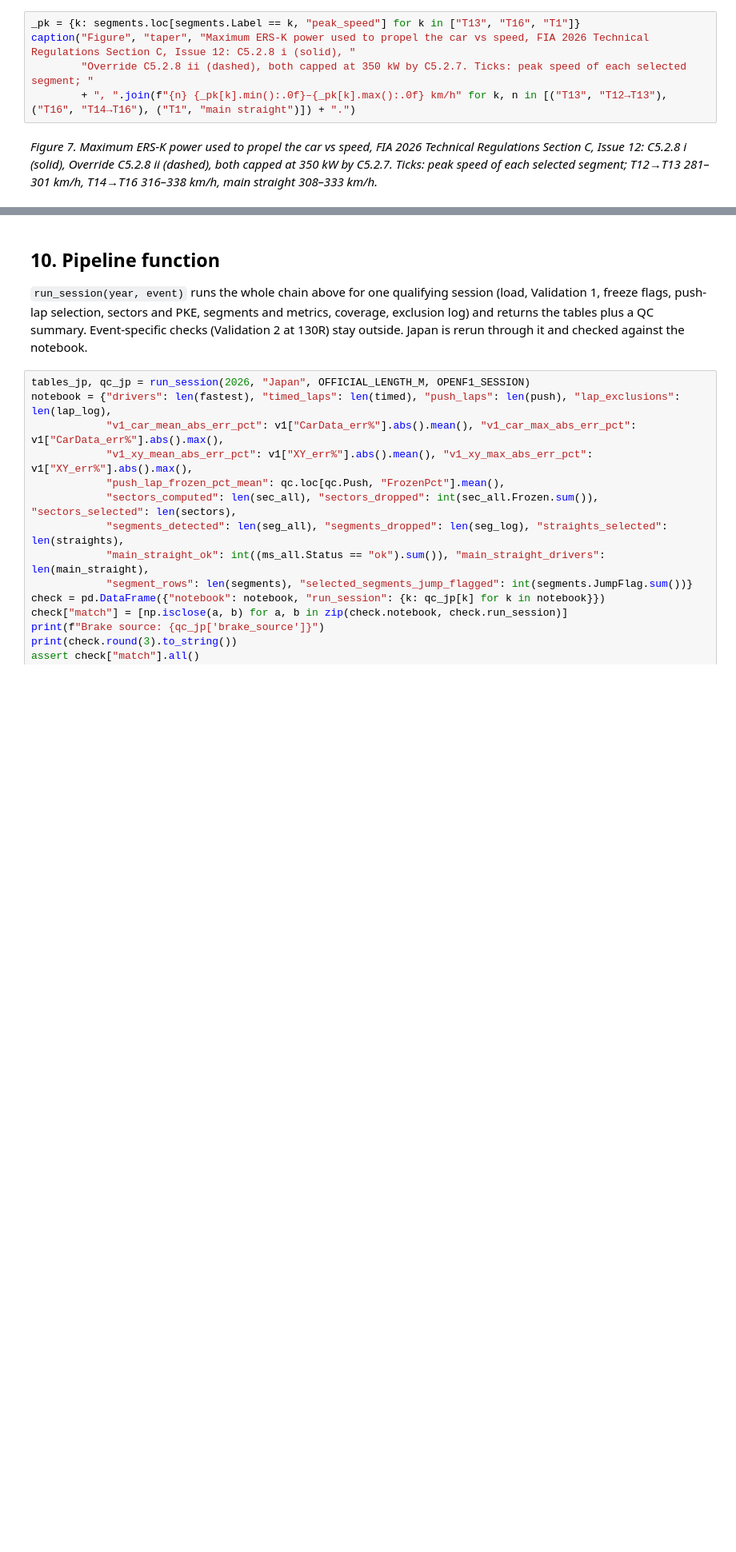
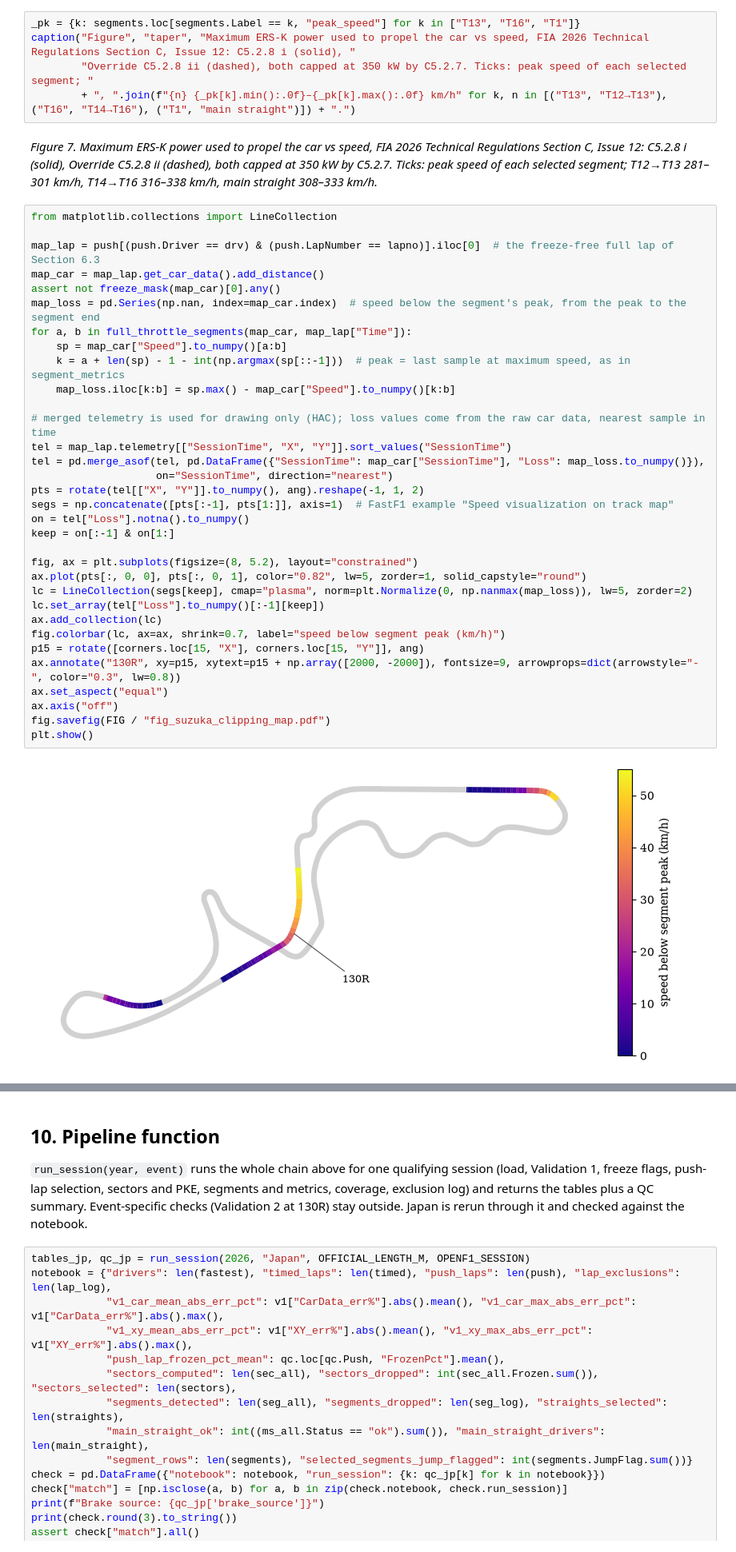
Before and after one commit to see7ien/Flat-Out, a Jupyter notebook: 01_japan_validation.ipynb, the cells around one changed output, grey strips where cells are left out. Shown at 80% size. Saved outputs shown, nothing was run; the diff lists cells and outputs as text; blank space fills up the shorter version.

Commit message:
Report figures: peak-speed scatter, vmax position, clipping map

```diff
--- a/01_japan_validation.ipynb
+++ b/01_japan_validation.ipynb
@@ -970,3 +970,38 @@ caption("Figure", "taper", "Maximum ERS-K power used to propel the car vs speed,
         + ", ".join(f"{n} {_pk[k].min():.0f}–{_pk[k].max():.0f} km/h" for k, n in [("T13", "T12→T13"), ("T16", "T14→T16"), ("T1", "main straight")]) + ".")
 # %% [output]
 *Figure 7. Maximum ERS-K power used to propel the car vs speed, FIA 2026 Technical Regulations Section C, Issue 12: C5.2.8 i (solid), Override C5.2.8 ii (dashed), both capped at 350 kW by C5.2.7. Ticks: peak speed of each selected segment; T12→T13 281–301 km/h, T14→T16 316–338 km/h, main straight 308–333 km/h.*
+# %%
+from matplotlib.collections import LineCollection
+
+map_lap = push[(push.Driver == drv) & (push.LapNumber == lapno)].iloc[0]  # the freeze-free full lap of Section 6.3
+map_car = map_lap.get_car_data().add_distance()
+assert not freeze_mask(map_car)[0].any()
+map_loss = pd.Series(np.nan, index=map_car.index)  # speed below the segment's peak, from the peak to the segment end
+for a, b in full_throttle_segments(map_car, map_lap["Time"]):
+    sp = map_car["Speed"].to_numpy()[a:b]
+    k = a + len(sp) - 1 - int(np.argmax(sp[::-1]))  # peak = last sample at maximum speed, as in segment_metrics
+    map_loss.iloc[k:b] = sp.max() - map_car["Speed"].to_numpy()[k:b]
+
+# merged telemetry is used for drawing only (HAC); loss values come from the raw car data, nearest sample in time
+tel = map_lap.telemetry[["SessionTime", "X", "Y"]].sort_values("SessionTime")
+tel = pd.merge_asof(tel, pd.DataFrame({"SessionTime": map_car["SessionTime"], "Loss": map_loss.to_numpy()}),
+                    on="SessionTime", direction="nearest")
+pts = rotate(tel[["X", "Y"]].to_numpy(), ang).reshape(-1, 1, 2)
+segs = np.concatenate([pts[:-1], pts[1:]], axis=1)  # FastF1 example "Speed visualization on track map"
+on = tel["Loss"].notna().to_numpy()
+keep = on[:-1] & on[1:]
+
+fig, ax = plt.subplots(figsize=(8, 5.2), layout="constrained")
+ax.plot(pts[:, 0, 0], pts[:, 0, 1], color="0.82", lw=5, zorder=1, solid_capstyle="round")
+lc = LineCollection(segs[keep], cmap="plasma", norm=plt.Normalize(0, np.nanmax(map_loss)), lw=5, zorder=2)
+lc.set_array(tel["Loss"].to_numpy()[:-1][keep])
+ax.add_collection(lc)
+fig.colorbar(lc, ax=ax, shrink=0.7, label="speed below segment peak (km/h)")
+p15 = rotate([corners.loc[15, "X"], corners.loc[15, "Y"]], ang)
+ax.annotate("130R", xy=p15, xytext=p15 + np.array([2000, -2000]), fontsize=9, arrowprops=dict(arrowstyle="-", color="0.3", lw=0.8))
+ax.set_aspect("equal")
+ax.axis("off")
+fig.savefig(FIG / "fig_suzuka_clipping_map.pdf")
+plt.show()
+# %% [output]
+[figure, added]
```
Also changed, not shown: parts of 1 cell of this notebook, 10 other files.
